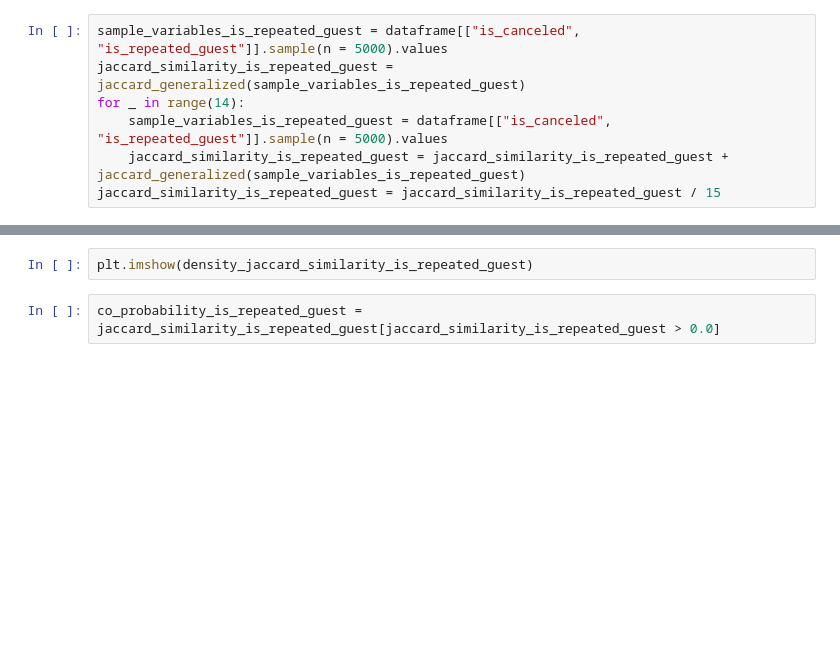
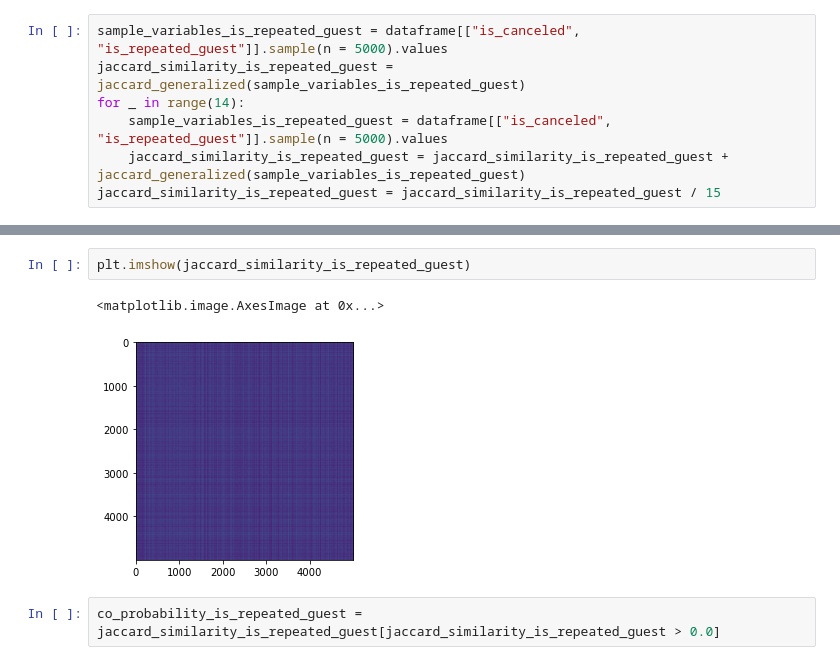
Before and after one commit to fagnercandido/booking_social_network, a Jupyter notebook: Booking_Analyses.ipynb, the cells around one changed output, grey strips where cells are left out. Drawn from its saved outputs; the diff is of its cells as text; blank space fills up the shorter version.

```diff
--- a/Booking_Analyses.ipynb
+++ b/Booking_Analyses.ipynb
@@ -691,5 +807,8 @@ density_jaccard_similarity_is_repeated_guest/size_sample_two_variables_is_repeat
 # %%
-plt.imshow(density_jaccard_similarity_is_repeated_guest)
+plt.imshow(jaccard_similarity_is_repeated_guest)
+# %% [output]
+<matplotlib.image.AxesImage at 0x...>
+[figure, added]
 # %%
 co_probability_is_repeated_guest = jaccard_similarity_is_repeated_guest[jaccard_similarity_is_repeated_guest > 0.0]
 # %%
```
Also changed, not shown: parts of 26 cells of this notebook.
